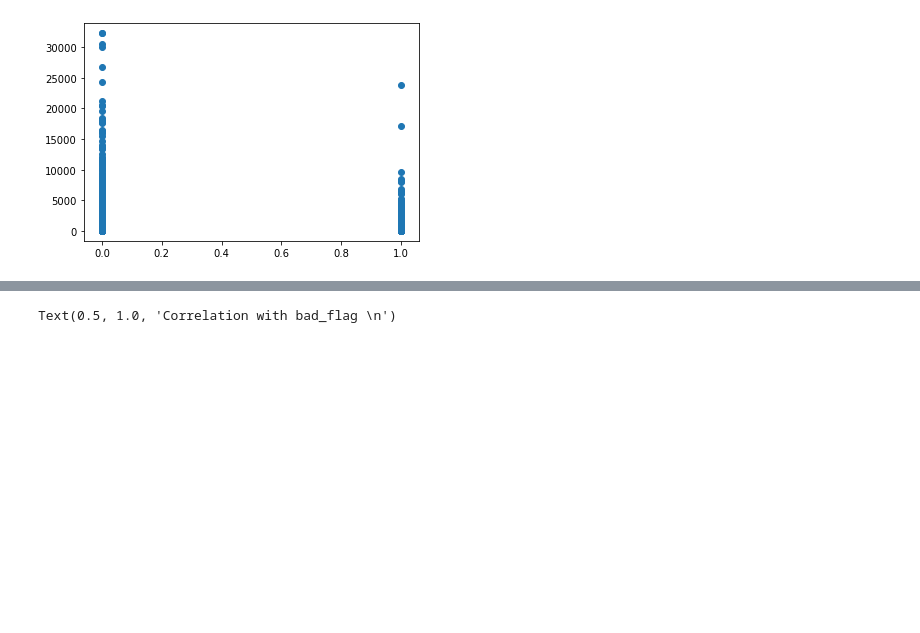
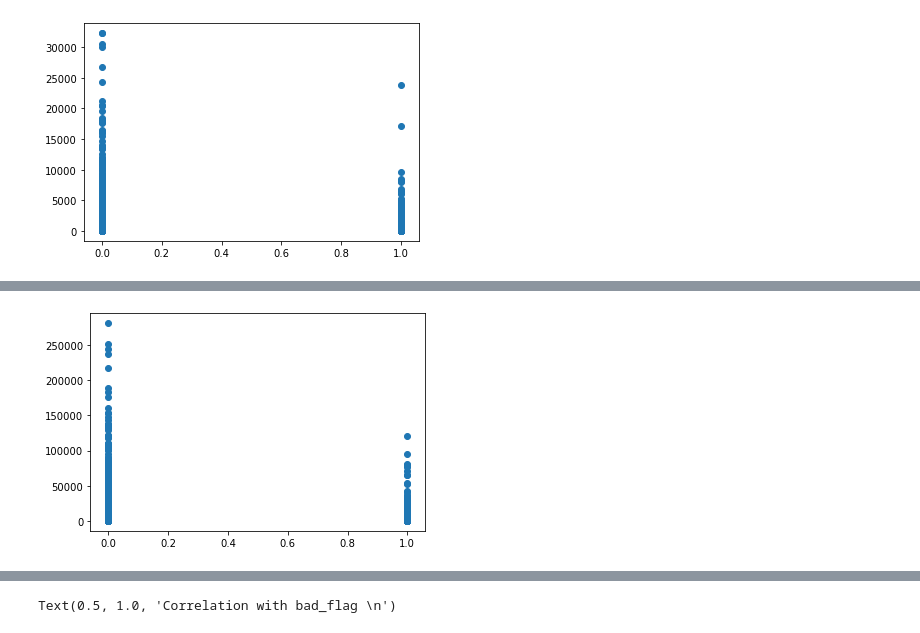
Before and after one commit to yogenderPalChandra/TwistoTask, a Jupyter notebook: Twisto.ipynb, the cells around one changed output, grey strips where cells are left out. Cells and saved outputs as stored; diff of their text form; code cells hidden in the pictures; blank space fills up the shorter version.

```diff
--- a/Twisto.ipynb
+++ b/Twisto.ipynb
@@ -508,0 +522,13 @@ plt.show()
+# %%
+import matplotlib.pyplot as plt
+import numpy as np
+
+#plt.scatter(df_final_filtered['flag_bad'], df_final_filtered['duration_incoming_nighttime'])
+plt.scatter(df_final_filtered['flag_bad'], df_final_filtered['duration_outgoing_nighttime'])
+#plt.scatter(df_final_filtered['flag_bad'], df_final_filtered['duration_outgoing_daytime'])
+#plt.scatter(df_final_filtered['flag_bad'], df_final_filtered['duration_incoming_daytime'])
+#plt.scatter(df_strings['flag_bad'], df_strings['number_of_apps'])
+#plt.plot(df_strings['number_of_apps'].index, df_strings['number_of_apps'])
+plt.show()
+# %% [output]
+[figure, added]
```
Also changed, not shown: parts of 20 cells of this notebook.
